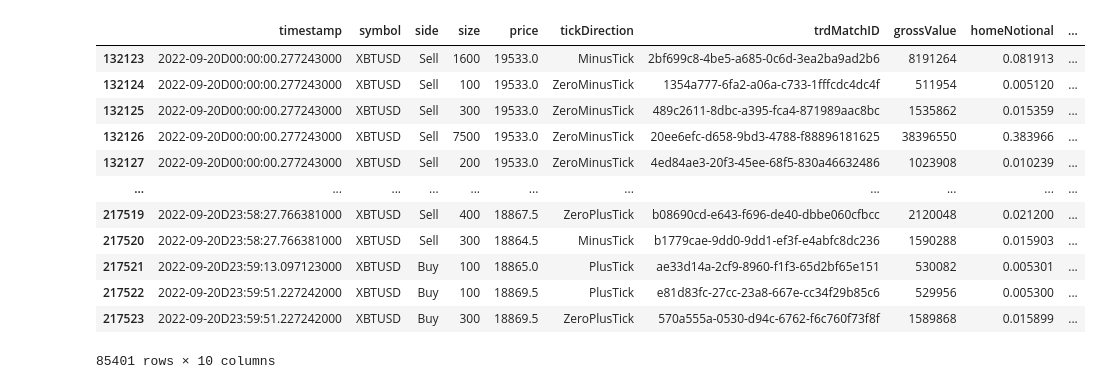
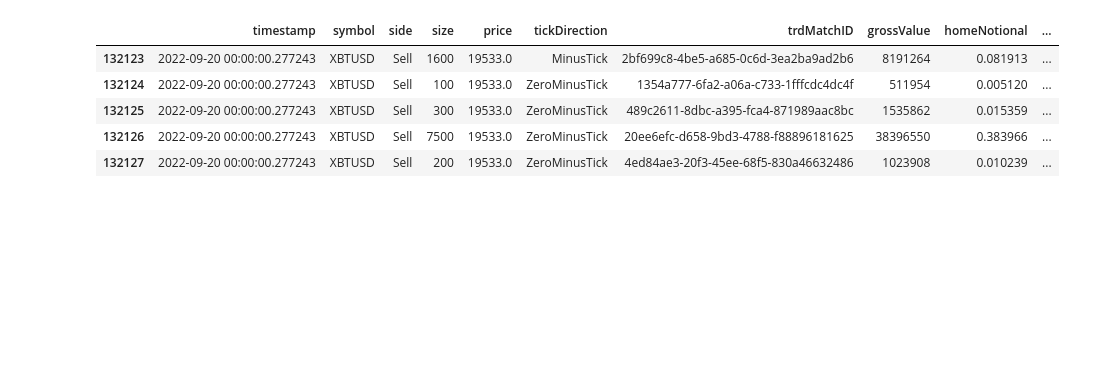
Before and after one commit to ndt93/FinancialML, a Jupyter notebook: notebooks/bars.ipynb, the cells around one changed output. Saved outputs shown, nothing was run; the diff lists cells and outputs as text; code cells hidden in the pictures; blank space fills up the shorter version.

```diff
--- a/notebooks/bars.ipynb
+++ b/notebooks/bars.ipynb
@@ -12,19 +38,17 @@ import data_structures.bars as bars
 # %%
 df = pd.read_csv('../data/trade_20220920.csv')
 df = df[df['symbol'] == 'XBTUSD']
+df['timestamp'] = pd.to_datetime(df['timestamp'].str.slice(0, -3), format='%Y-%m-%dD%H:%M:%S.%f')
+
+ticks = df[['timestamp', 'price', 'foreignNotional']]
+ticks = ticks.rename(columns={'foreignNotional': 'volume'})
+ticks = ticks.reset_index(drop=True)
 # %%
-df
+df.head()
 # %% [output]
 |  | timestamp | symbol | side | size | price | tickDirection | trdMatchID | grossValue | homeNotional | ... |
-| 132123 | 2022-09-20D00:00:00.277243000 | XBTUSD | Sell | 1600 | 19533.0 | MinusTick | 2bf699c8-4be5-a685-0c6d-3ea2ba9ad2b6 | 8191264 | 0.081913 | ... |
-| 132124 | 2022-09-20D00:00:00.277243000 | XBTUSD | Sell | 100 | 19533.0 | ZeroMinusTick | 1354a777-6fa2-a06a-c733-1fffcdc4dc4f | 511954 | 0.005120 | ... |
-| 132125 | 2022-09-20D00:00:00.277243000 | XBTUSD | Sell | 300 | 19533.0 | ZeroMinusTick | 489c2611-8dbc-a395-fca4-871989aac8bc | 1535862 | 0.015359 | ... |
-| 132126 | 2022-09-20D00:00:00.277243000 | XBTUSD | Sell | 7500 | 19533.0 | ZeroMinusTick | 20ee6efc-d658-9bd3-4788-f88896181625 | 38396550 | 0.383966 | ... |
-| 132127 | 2022-09-20D00:00:00.277243000 | XBTUSD | Sell | 200 | 19533.0 | ZeroMinusTick | 4ed84ae3-20f3-45ee-68f5-830a46632486 | 1023908 | 0.010239 | ... |
-| ... | ... | ... | ... | ... | ... | ... | ... | ... | ... | ... |
-| 217519 | 2022-09-20D23:58:27.766381000 | XBTUSD | Sell | 400 | 18867.5 | ZeroPlusTick | b08690cd-e643-f696-de40-dbbe060cfbcc | 2120048 | 0.021200 | ... |
-| 217520 | 2022-09-20D23:58:27.766381000 | XBTUSD | Sell | 300 | 18864.5 | MinusTick | b1779cae-9dd0-9dd1-ef3f-e4abfc8dc236 | 1590288 | 0.015903 | ... |
-| 217521 | 2022-09-20D23:59:13.097123000 | XBTUSD | Buy | 100 | 18865.0 | PlusTick | ae33d14a-2cf9-8960-f1f3-65d2bf65e151 | 530082 | 0.005301 | ... |
-| 217522 | 2022-09-20D23:59:51.227242000 | XBTUSD | Buy | 100 | 18869.5 | PlusTick | e81d83fc-27cc-23a8-667e-cc34f29b85c6 | 529956 | 0.005300 | ... |
-| 217523 | 2022-09-20D23:59:51.227242000 | XBTUSD | Buy | 300 | 18869.5 | ZeroPlusTick | 570a555a-0530-d94c-6762-f6c760f73f8f | 1589868 | 0.015899 | ... |
+| 132123 | 2022-09-20 00:00:00.277243 | XBTUSD | Sell | 1600 | 19533.0 | MinusTick | 2bf699c8-4be5-a685-0c6d-3ea2ba9ad2b6 | 8191264 | 0.081913 | ... |
+| 132124 | 2022-09-20 00:00:00.277243 | XBTUSD | Sell | 100 | 19533.0 | ZeroMinusTick | 1354a777-6fa2-a06a-c733-1fffcdc4dc4f | 511954 | 0.005120 | ... |
+| 132125 | 2022-09-20 00:00:00.277243 | XBTUSD | Sell | 300 | 19533.0 | ZeroMinusTick | 489c2611-8dbc-a395-fca4-871989aac8bc | 1535862 | 0.015359 | ... |
+| 132126 | 2022-09-20 00:00:00.277243 | XBTUSD | Sell | 7500 | 19533.0 | ZeroMinusTick | 20ee6efc-d658-9bd3-4788-f88896181625 | 38396550 | 0.383966 | ... |
+| 132127 | 2022-09-20 00:00:00.277243 | XBTUSD | Sell | 200 | 19533.0 | ZeroMinusTick | 4ed84ae3-20f3-45ee-68f5-830a46632486 | 1023908 | 0.010239 | ... |
-85401 rows × 10 columns
```
Also changed, not shown: parts of 67 cells of this notebook, 3 other files.
